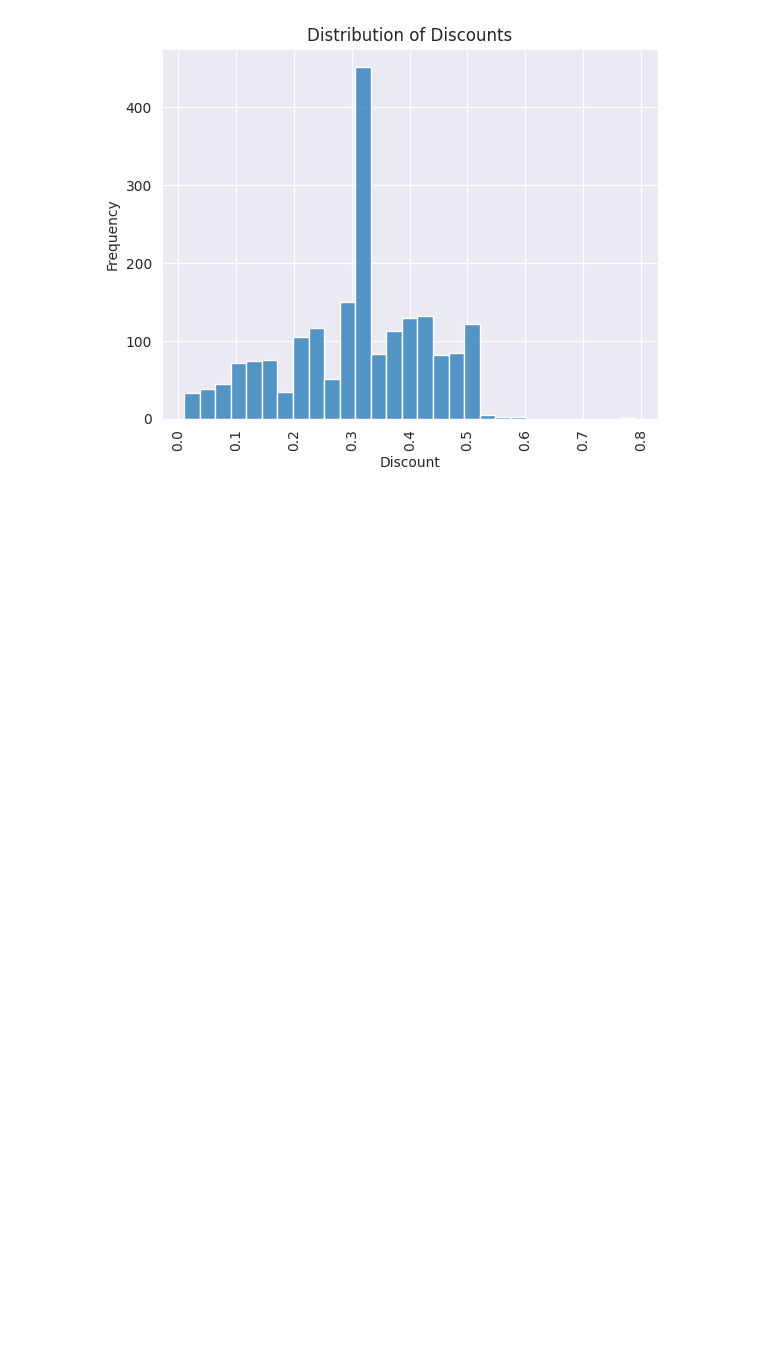
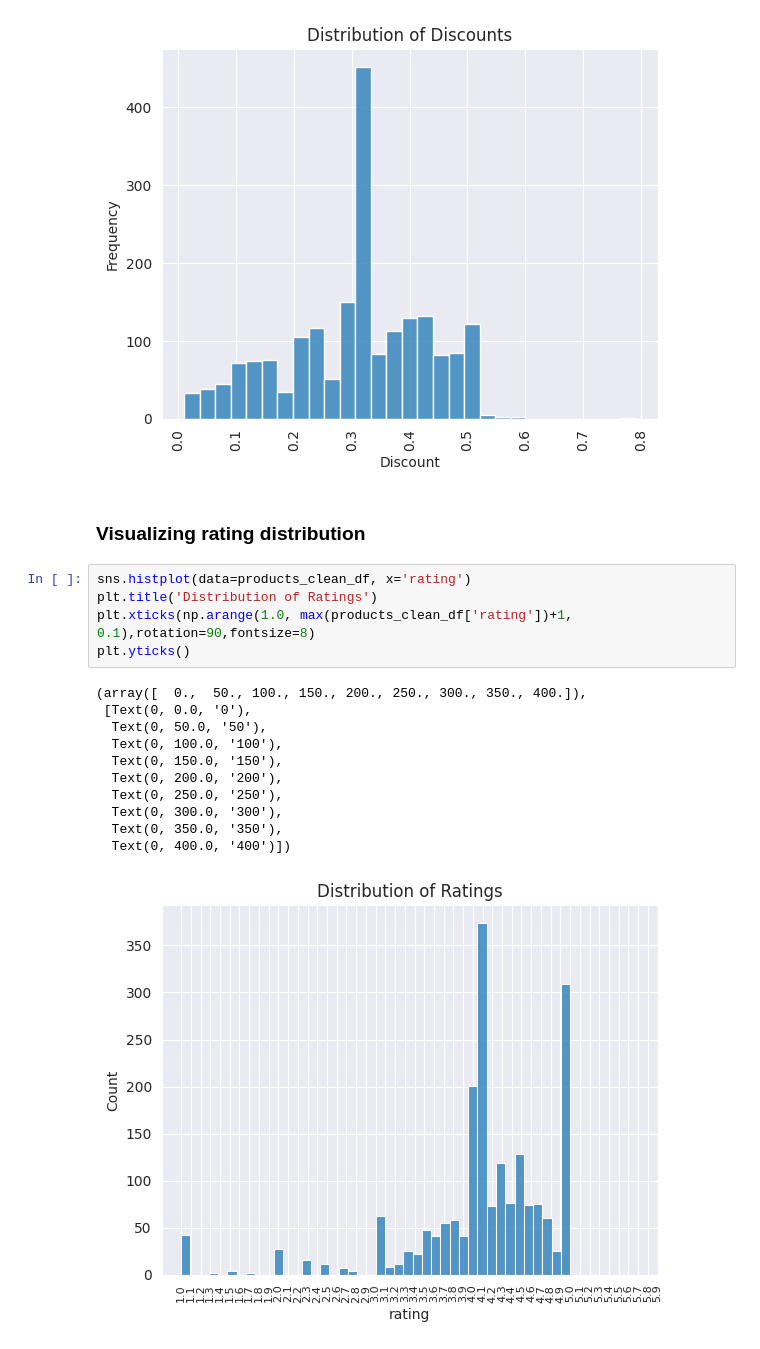
Before and after one commit to mutumagitonga/Jumia-WebScrape-Hackathon, a Jupyter notebook: 1_jumia_webscrape.ipynb, the cells around one changed output. Cells and saved outputs as stored; diff of their text form; blank space fills up the shorter version.

Commit message:
Visualizing rating distribution with histogram

```diff
--- a/1_jumia_webscrape.ipynb
+++ b/1_jumia_webscrape.ipynb
@@ -704,3 +704,22 @@ plt.title('Distribution of Discounts')
 # %% [output]
 Text(0.5, 1.0, 'Distribution of Discounts')
 [figure]
+# %% [markdown]
+### Visualizing rating distribution
+# %%
+sns.histplot(data=products_clean_df, x='rating')
+plt.title('Distribution of Ratings')
+plt.xticks(np.arange(1.0, max(products_clean_df['rating'])+1, 0.1),rotation=90,fontsize=8)
+plt.yticks()
+# %% [output]
+(array([  0.,  50., 100., 150., 200., 250., 300., 350., 400.]),
+ [Text(0, 0.0, '0'),
+  Text(0, 50.0, '50'),
+  Text(0, 100.0, '100'),
+  Text(0, 150.0, '150'),
+  Text(0, 200.0, '200'),
+  Text(0, 250.0, '250'),
+  Text(0, 300.0, '300'),
+  Text(0, 350.0, '350'),
+  Text(0, 400.0, '400')])
+[figure, added]
```
